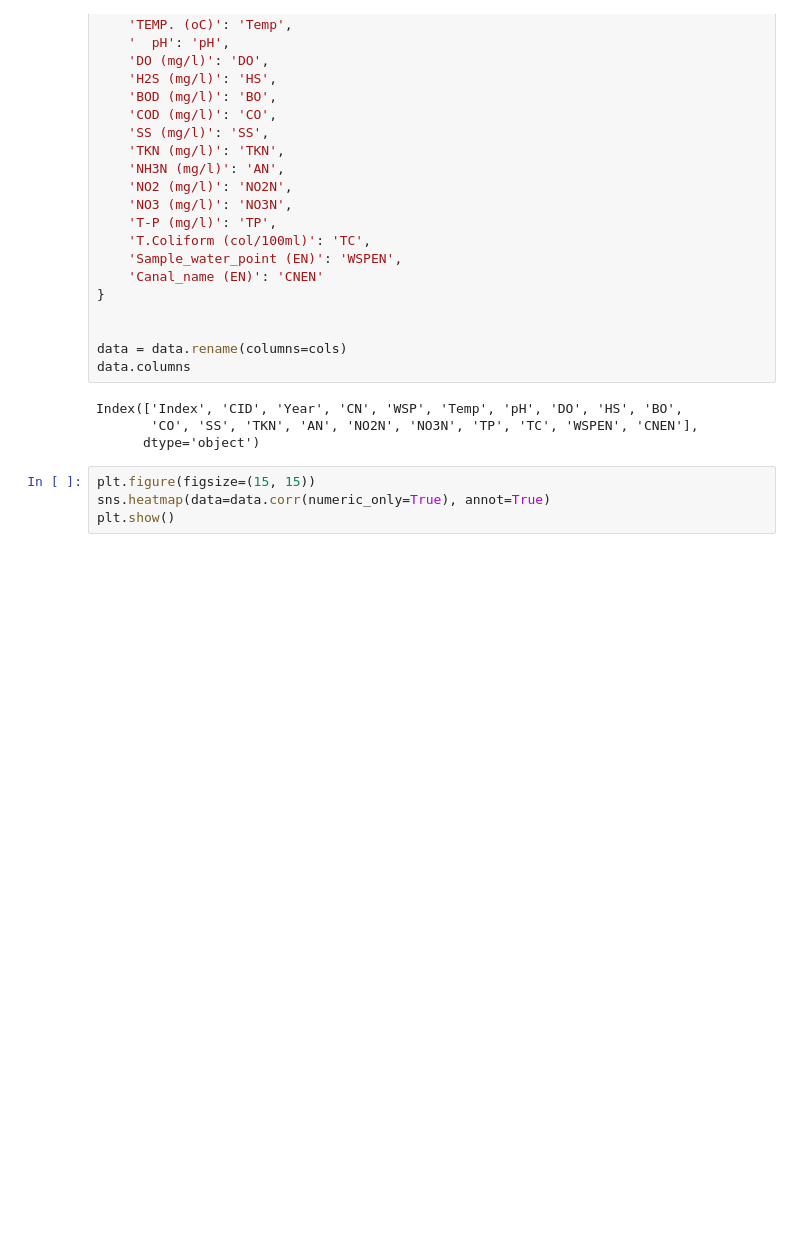
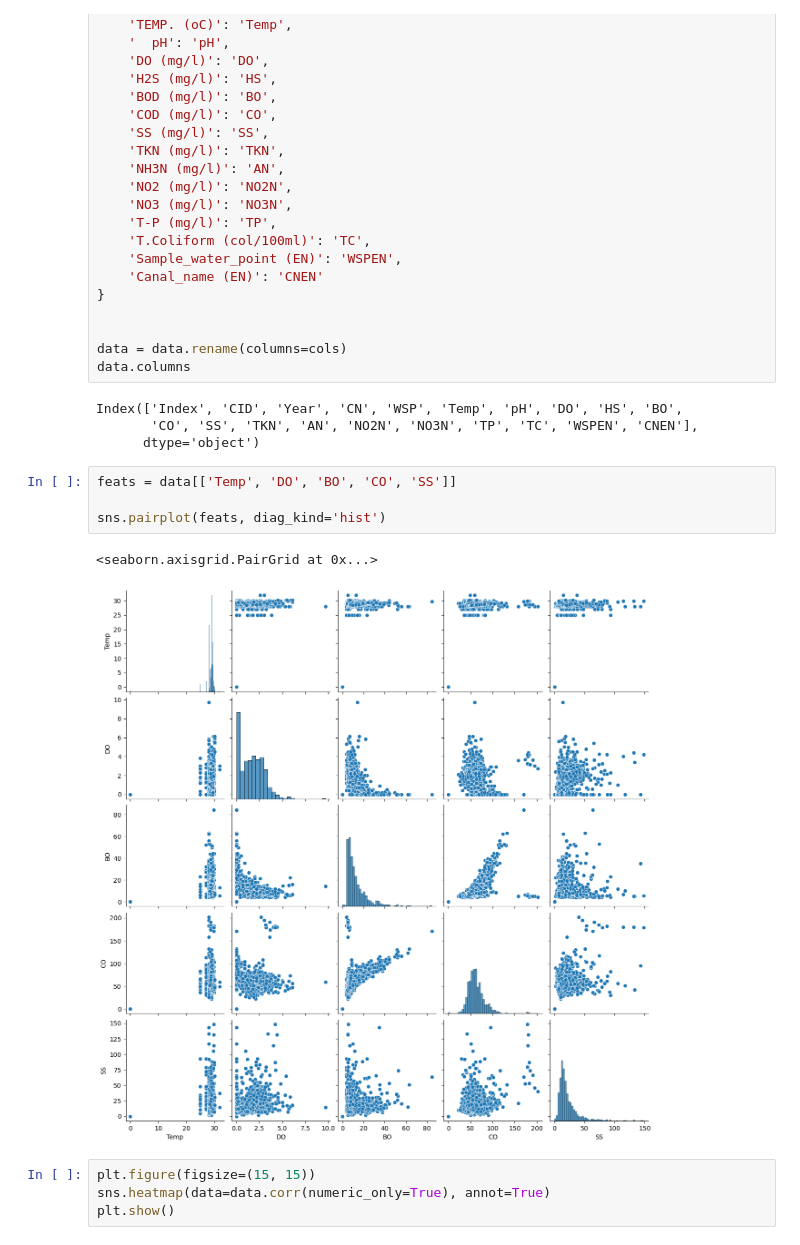
Before and after one commit to puskr99/ml-project-water-potability, a Jupyter notebook: code/water.ipynb, the cells around one changed output. Saved outputs shown, nothing was run; the diff lists cells and outputs as text; blank space fills up the shorter version.

```diff
--- a/code/water.ipynb
+++ b/code/water.ipynb
@@ -54,6 +54,13 @@ data.columns
 Index(['Index', 'CID', 'Year', 'CN', 'WSP', 'Temp', 'pH', 'DO', 'HS', 'BO',
        'CO', 'SS', 'TKN', 'AN', 'NO2N', 'NO3N', 'TP', 'TC', 'WSPEN', 'CNEN'],
       dtype='object')
+# %%
+feats = data[['Temp', 'DO', 'BO', 'CO', 'SS']]
+
+sns.pairplot(feats, diag_kind='hist')
+# %% [output]
+<seaborn.axisgrid.PairGrid at 0x...>
+[figure, added]
 # %%
 plt.figure(figsize=(15, 15))
 sns.heatmap(data=data.corr(numeric_only=True), annot=True)
```
Also changed, not shown: parts of 39 cells of this notebook.
